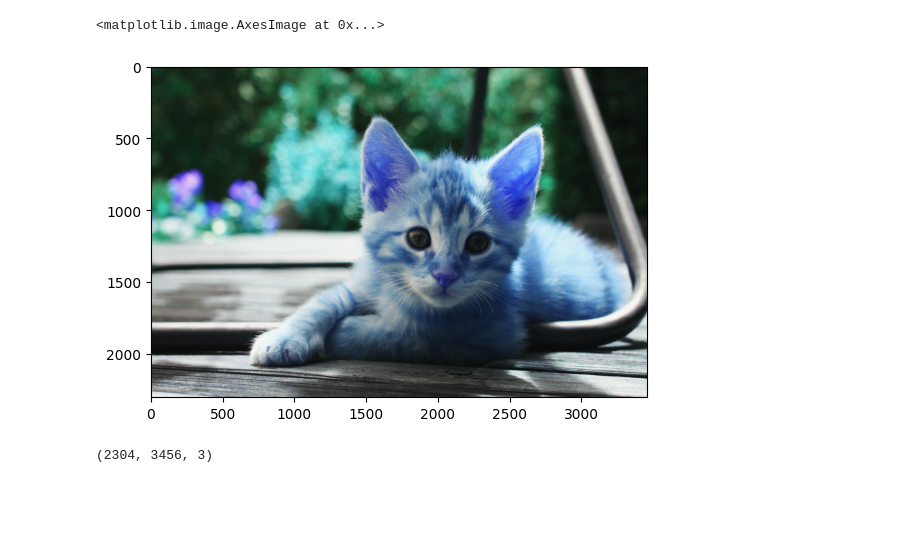
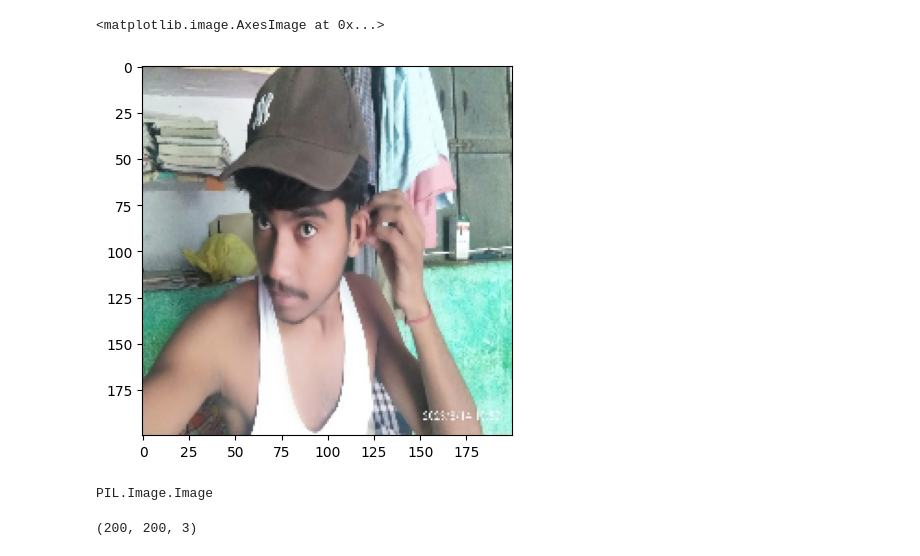
Before and after one commit to jeetukumarmeena/dog-vs-cat-classifier, a Jupyter notebook: Welcome_To_Colab.ipynb, the cells around one changed output. Saved outputs shown, nothing was run; the diff lists cells and outputs as text; code cells hidden in the pictures; blank space fills up the shorter version.

Commit message:
used  image augmentation

```diff
--- a/Welcome_To_Colab.ipynb
+++ b/Welcome_To_Colab.ipynb
@@ -145,0 +8,2 @@ test_img=cv2.imread("/content/cat.jpg")
+# %%
+img =image.load_img("/content/5323.jpg",target_size=(200,200))
@@ -146,5 +12,9 @@ test_img=cv2.imread("/content/cat.jpg")
 # %%
-plt.imshow(test_img)
+plt.imshow(img)
 # %% [output]
 <matplotlib.image.AxesImage at 0x...>
-[figure, old version]
+[figure, new version]
+# %%
+type(img)
+# %% [output]
+PIL.Image.Image
@@ -151,4 +34,4 @@ plt.imshow(test_img)
 # %%
-test_img.shape
+img.shape
 # %% [output]
-(2304, 3456, 3)
+(200, 200, 3)
```
Also changed, not shown: parts of 25 cells of this notebook.
